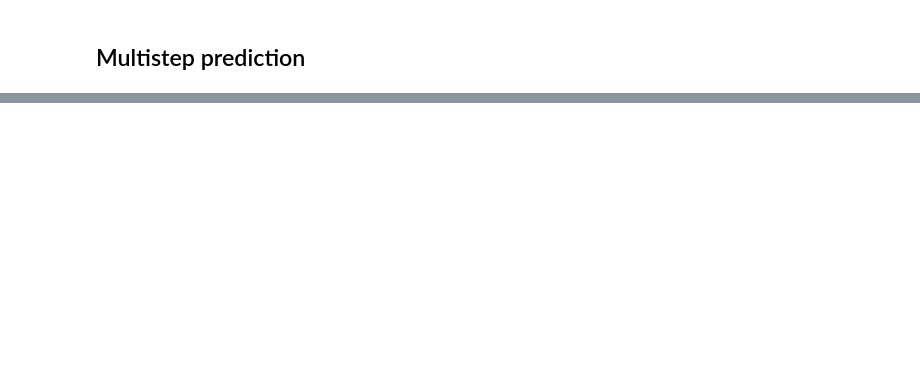
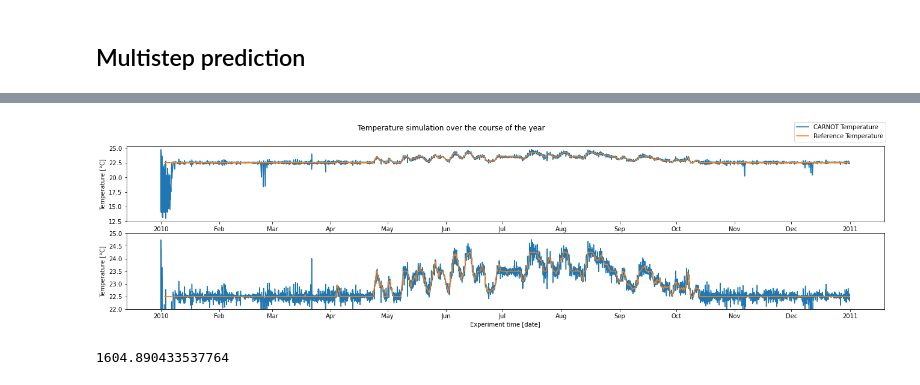
Before and after one commit to Radu-C-Martin/Master-Project, a Jupyter notebook: Notebooks/70_Server_result_analysis.ipynb, the cells around one changed output, grey strips where cells are left out. Drawn from its saved outputs; the diff is of its cells as text; code cells hidden in the pictures; blank space fills up the shorter version.

```diff
--- a/Notebooks/70_Server_result_analysis.ipynb
+++ b/Notebooks/70_Server_result_analysis.ipynb
@@ -14,8 +22,10 @@ import matplotlib.pyplot as plt
 # %%
-sim_path = Path("../Data/Simulation_results/Second batch/", "4_sparse_GP_500pts_12_averageYear")
+sim_id = "1_SVGP_480pts_inf_window_12_averageYear"
+sim_path = Path("../Data/Simulation_results/Third batch/", sim_id)
 scaler = pickle.load(open(Path(sim_path, "controller_scaler.pkl"), 'rb'))
 scaler_helper = ScalerHelper(scaler)
 model = pickle.load(open(Path(sim_path, "controller_model.pkl"), 'rb'))
 df = pd.read_pickle(Path(sim_path, "controller_df.pkl"))
 X_log = pickle.load(open(Path(sim_path,"controller_X_log.pkl"), 'rb'))
-model_log = pickle.load(open(Path(sim_path,"controller_model_log.pkl"), 'rb'))
+if "_SVGP_" in sim_id:
+    model_log = pickle.load(open(Path(sim_path,"controller_model_log.pkl"), 'rb'))
@@ -21,0 +51,6 @@ model_log = pickle.load(open(Path(sim_path,"controller_model_log.pkl"), 'rb'))
+# %%
+df_tref = df['OutsideTemp'].rolling(
+    window = 2 * 96
+).mean().apply(get_tref_mean)
+
+#df_tref = df_tref.shift(1) # The reference at time t is computed using info up to t-1
@@ -153,0 +196,40 @@ df['OutsideTemp'].plot()
+# %%
+fig, ax = plt.subplots(2, 1, figsize=(20, 5))
+#plt.plot(df.index, df['OutsideTemp'], color = 'blue')
+l1 = ax[0].plot(df.index, df['SimulatedTemp'], color = pallete[0], label = 'CARNOT Temperature')
+l2 = ax[0].plot(df.index, df_tref, color = pallete[1], label = 'Reference Temperature')
+
+ax[1].plot(df.index, df['SimulatedTemp'], color = pallete[0], label = 'CARNOT Temperature')
+ax[1].plot(df.index, df_tref, color = pallete[1], label = 'Reference Temperature')
+ax[1].set_ylim([22,25])
+
+labels = ['CARNOT Temperature', 'Reference Temperature']
+
+fig.suptitle("Temperature simulation over the course of the year")
+fig.legend([l1, l2], labels=labels, loc = 'upper right')
+
+ax[0].set_ylabel("Temperature [°C]")
+ax[1].set_ylabel("Temperature [°C]")
+
+ax[1].set_xlabel("Experiment time [date]")
+
+locator = mdates.AutoDateLocator(minticks=3, maxticks=14)
+formatter = mdates.ConciseDateFormatter(locator)
+for idx in range(2):
+    ax[idx].xaxis.set_major_locator(locator)
+    ax[idx].xaxis.set_major_formatter(formatter)
+
+
+
+# Adjusting the sub-plots
+plt.subplots_adjust(right=1)
+fig.subplots_adjust(hspace=0.15)
+
+plt.savefig(f"../Thesis/Plots/{sim_id}_fullyear.pdf", bbox_inches='tight')
+# %% [output]
+[figure, added]
+# %%
+cum_se = ((df['SimulatedTemp'][576:] - df_tref[576:])**2).sum()
+print(cum_se)
+# %% [output]
+1604.890433537764
```
Also changed, not shown: parts of 58 cells of this notebook, 7 other files.
